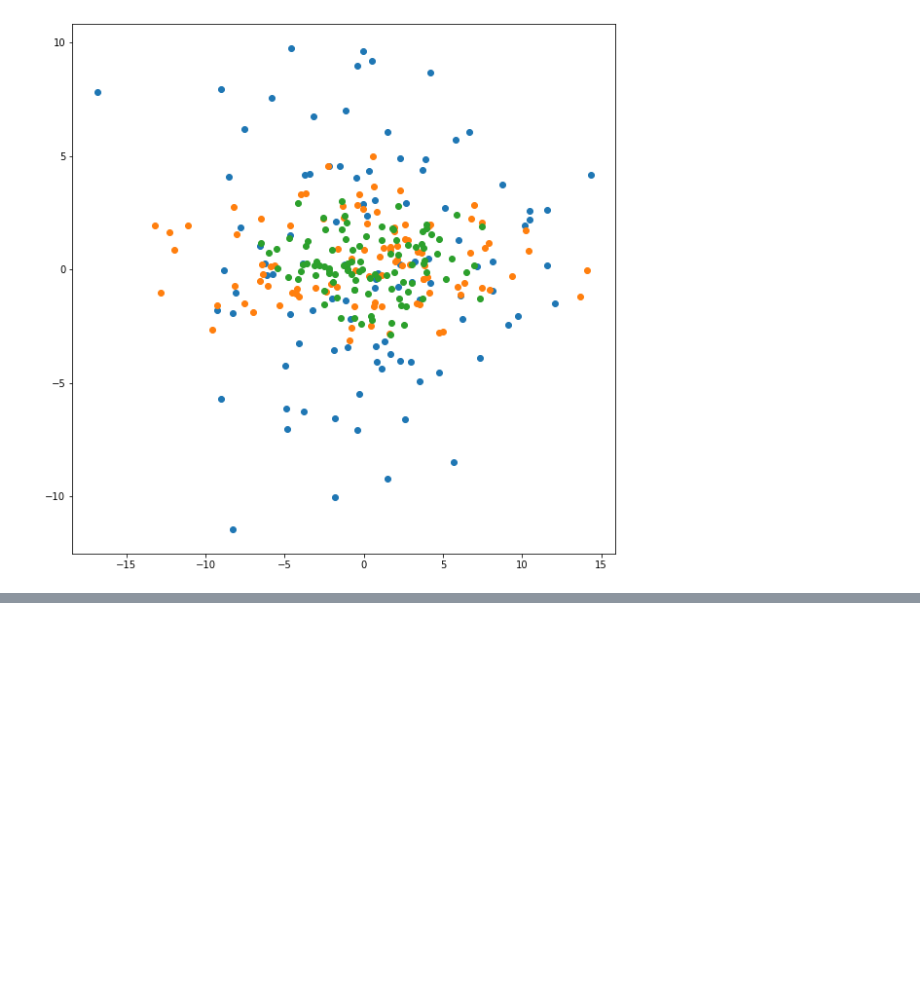
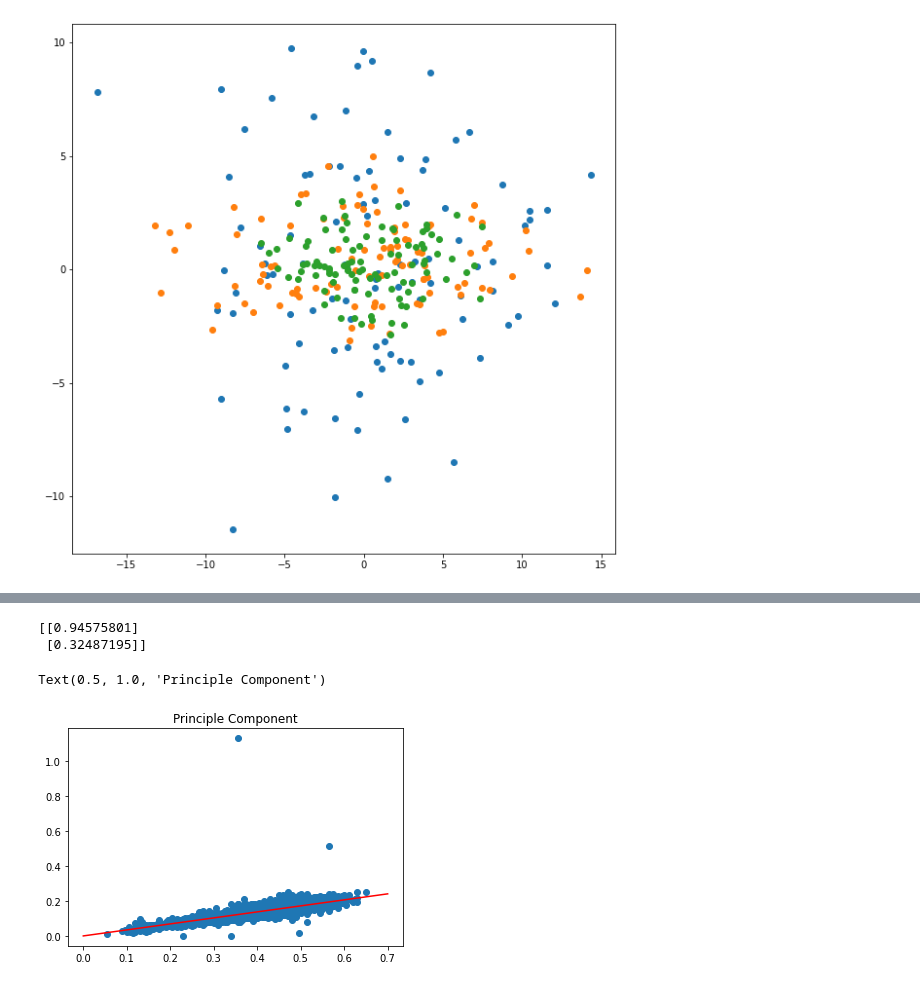
Before and after one commit to masa512/PCA, a Jupyter notebook: pca.ipynb, the cells around one changed output, grey strips where cells are left out. Cells and saved outputs as stored; diff of their text form; code cells hidden in the pictures; blank space fills up the shorter version.

```diff
--- a/pca.ipynb
+++ b/pca.ipynb
@@ -130,7 +130,7 @@ def PCA(data,Nd):
 
   U_sorted = U[:,lambd.argsort()[::-1]]
   bases = U_sorted[:,:Nd]
-  return np.real(bases.T@data)
+  return np.real(bases.T@data),bases
 
 def rng(low,high):
   return np.random.randint(low, high)
@@ -164,0 +187,15 @@ plt.scatter(Dtrans[2][0,None],Dtrans[2][1,None])
+# %%
+# Let's find the PCA of this
+z,bases = PCA(np.array([D,H]),1)
+
+# Fit the linear line defined by bases on the same plot
+axis = np.linspace(0,0.7)
+print(bases)
+plt.plot(axis,bases[1]/bases[0]*axis,'r')
+plt.scatter(D,H)
+plt.title('Principle Component')
+# %% [output]
+[[0.94575801]
+ [0.32487195]]
+Text(0.5, 1.0, 'Principle Component')
+[figure, added]
```
Also changed, not shown: parts of 5 cells of this notebook.
